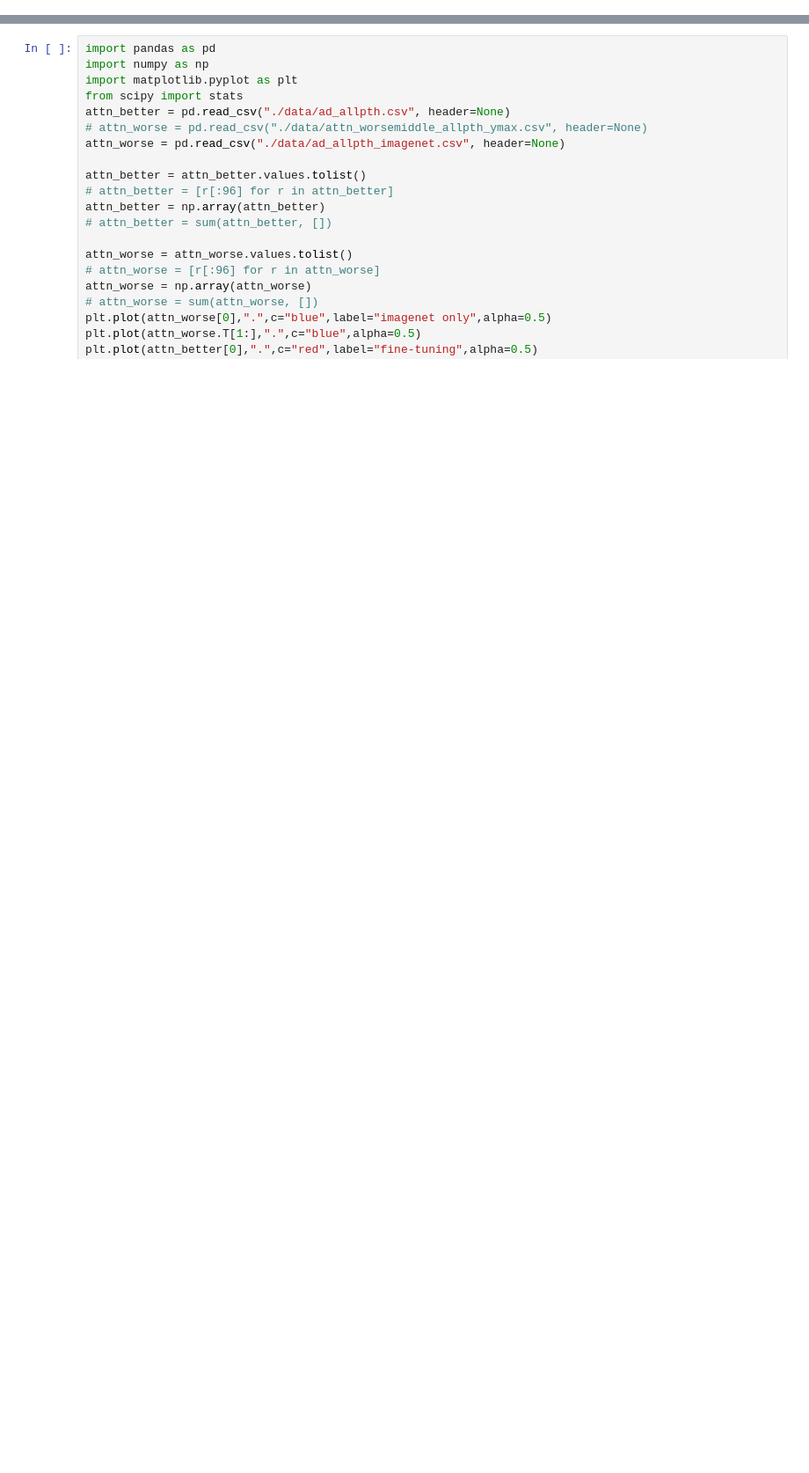
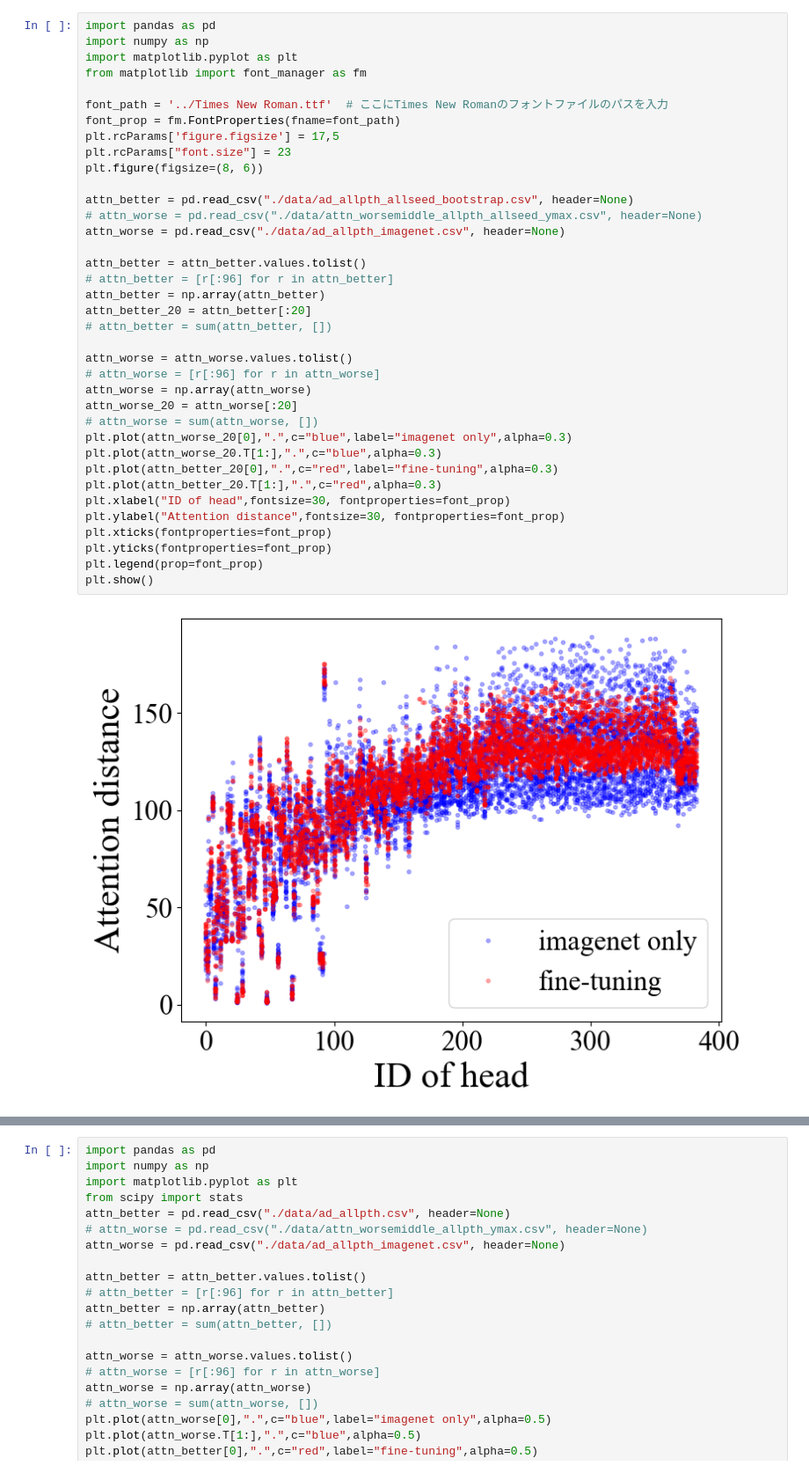
Before and after one commit to sy820/Master_Reseach, a Jupyter notebook: Discussion/attention_distance.ipynb, the cells around one changed output, grey strips where cells are left out. Shown at 88% size. Drawn from its saved outputs; the diff is of its cells as text; blank space fills up the shorter version.

```diff
--- a/Causal_Analysis/attention_distance.ipynb
+++ b/Discussion/attention_distance.ipynb
@@ -0,0 +5,39 @@
+# %%
+import pandas as pd
+import numpy as np
+import matplotlib.pyplot as plt
+from matplotlib import font_manager as fm
+
+font_path = '../Times New Roman.ttf'  # ここにTimes New Romanのフォントファイルのパスを入力
+font_prop = fm.FontProperties(fname=font_path)
+plt.rcParams['figure.figsize'] = 17,5
+plt.rcParams["font.size"] = 23
+plt.figure(figsize=(8, 6))
+
+attn_better = pd.read_csv("./data/ad_allpth_allseed_bootstrap.csv", header=None)
+# attn_worse = pd.read_csv("./data/attn_worsemiddle_allpth_allseed_ymax.csv", header=None)
+attn_worse = pd.read_csv("./data/ad_allpth_imagenet.csv", header=None)
+
+attn_better = attn_better.values.tolist()
+# attn_better = [r[:96] for r in attn_better]
+attn_better = np.array(attn_better)
+attn_better_20 = attn_better[:20]
+# attn_better = sum(attn_better, [])
+
+attn_worse = attn_worse.values.tolist()
+# attn_worse = [r[:96] for r in attn_worse]
+attn_worse = np.array(attn_worse)
+attn_worse_20 = attn_worse[:20]
+# attn_worse = sum(attn_worse, [])
+plt.plot(attn_worse_20[0],".",c="blue",label="imagenet only",alpha=0.3)
+plt.plot(attn_worse_20.T[1:],".",c="blue",alpha=0.3)
+plt.plot(attn_better_20[0],".",c="red",label="fine-tuning",alpha=0.3)
+plt.plot(attn_better_20.T[1:],".",c="red",alpha=0.3)
+plt.xlabel("ID of head",fontsize=30, fontproperties=font_prop)
+plt.ylabel("Attention distance",fontsize=30, fontproperties=font_prop)
+plt.xticks(fontproperties=font_prop)
+plt.yticks(fontproperties=font_prop)
+plt.legend(prop=font_prop)
+plt.show()
+# %% [output]
+[figure, added]
```
Also changed, not shown: parts of 9 cells of this notebook, 42 other files.
